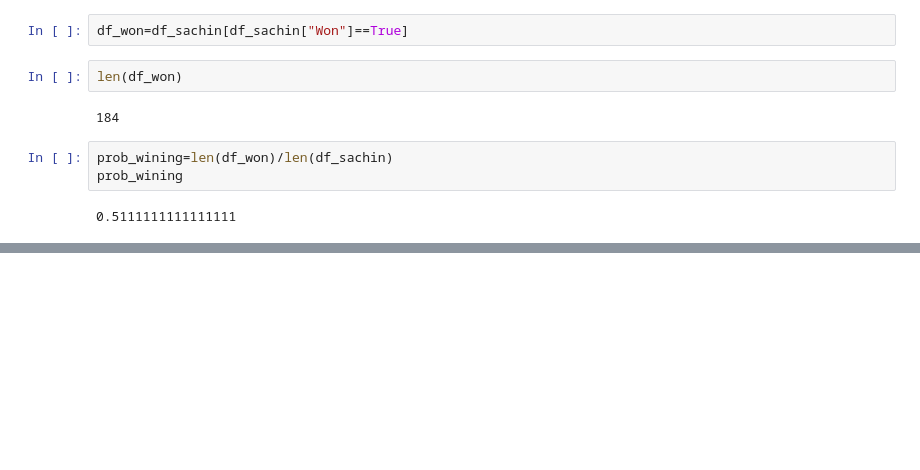
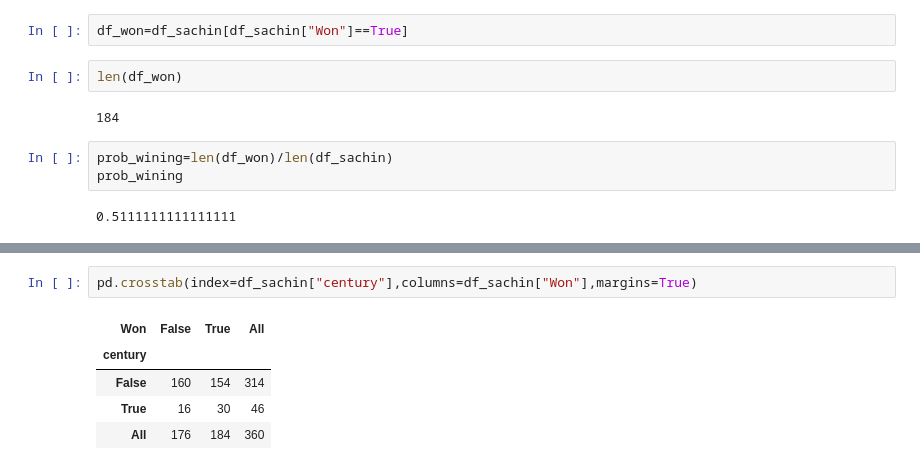
Before and after one commit to jeeet0700/Probablity, a Jupyter notebook: Probability basic defination.ipynb, the cells around one changed output, grey strips where cells are left out. Cells and saved outputs as stored; diff of their text form; blank space fills up the shorter version.

```diff
--- a/Probability basic defination.ipynb
+++ b/Probability basic defination.ipynb
@@ -70,0 +141,8 @@ prob_wining
+# %%
+pd.crosstab(index=df_sachin["century"],columns=df_sachin["Won"],margins=True)
+# %% [output]
+| Won | False | True | All |
+| century |  |  |  |
+| False | 160 | 154 | 314 |
+| True | 16 | 30 | 46 |
+| All | 176 | 184 | 360 |
```
Also changed, not shown: parts of 15 cells of this notebook.
